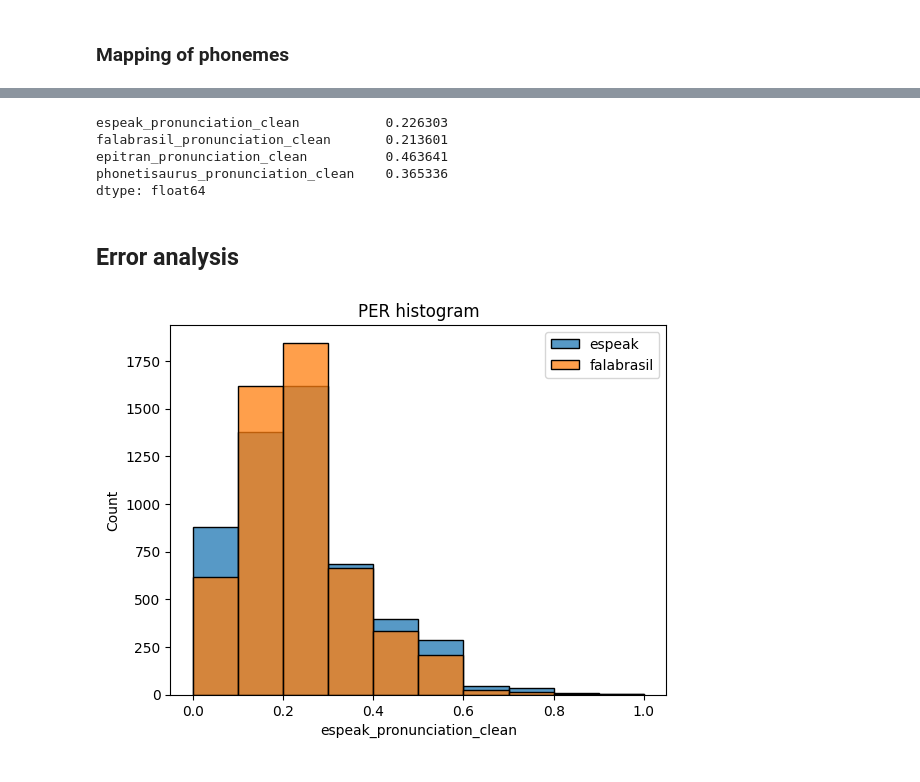
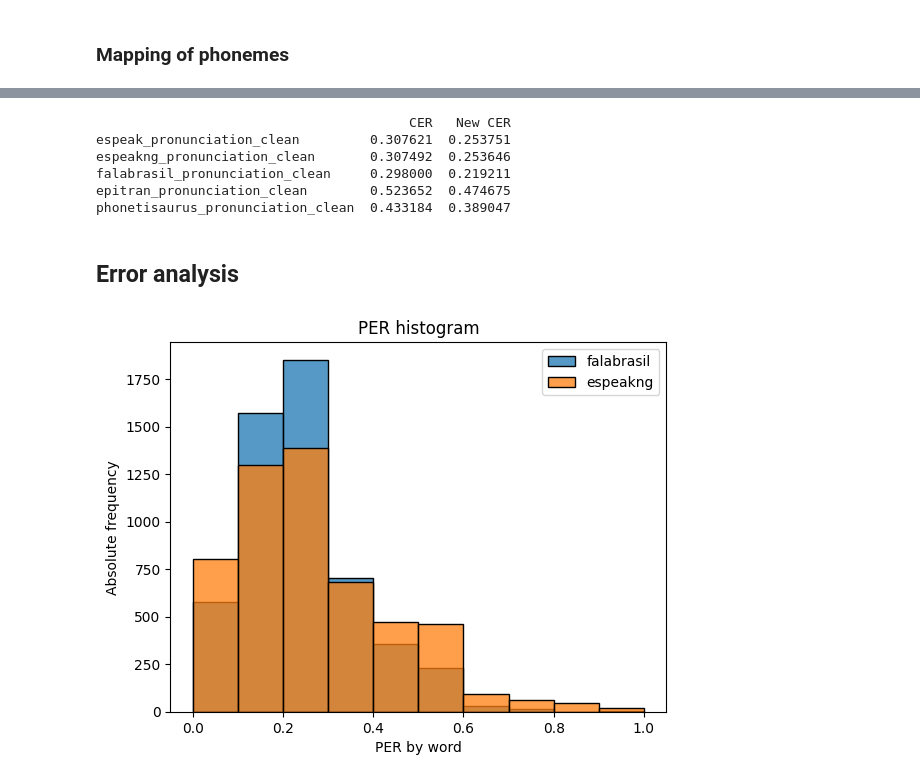
Before and after one commit to caiocrocha/Brazilian_Portuguese_Quick_APT, a Jupyter notebook: g2p-benchmark.ipynb, the cells around one changed output, grey strips where cells are left out. Cells and saved outputs as stored; diff of their text form; code cells hidden in the pictures.

Commit message:
Add espeak-ng and analysis of cer

```diff
--- a/g2p-benchmark.ipynb
+++ b/g2p-benchmark.ipynb
@@ -265,5 +319,6 @@ cols_with_ref = ['pronunciation_clean'] + cols
 df[cols_with_ref] = df[cols_with_ref].applymap(lambda v: PString(v))
 # %%
 cer_s = pd.Series(get_cer_df(df, 'pronunciation_clean', cols))
+cer_s.name = 'CER'
 print(cer_s)
 # %% [output]
@@ -335,23 +393,24 @@ def simplify(c):
         'ɨ': 'i',
         'ə̃': 'ã',
         'ɐ̃': 'ã',
-        'ɛ̃': 'ẽ',
-        'ɔ̃': 'õ',
+        'ɛ̃': 'ẽ',
+        'ɔ̃': 'õ',
         'x': 'χ',
         'g': 'ɡ',
         'æ': 'a',
         'ʁ': 'χ',
-        'ã': 'ã',
         'ʀ': 'χ',
-        'õ': 'õ',
-        'ĩ': 'ĩ',
         'ɡʷ': 'ɡ',
         'kʷ': 'k',
         'ẃ': 'w',
         'lʲ': 'ʎ',
-        'y': 'ʎ',
+        'y': 'i',
         'ỹ': 'ɲ',
         'ɫ': 'w',
+        'ẽ': 'ẽ',
+        'ĩ': 'ĩ',
+        'õ': 'õ',
+        'ũ': 'ũ',
     }
     try:
         return d[c]
@@ -370,12 +429,15 @@ df[cols_with_ref].head()
 # %%
 new_cer_s = pd.Series(get_cer_df(df, 'pronunciation_clean', cols))
+new_cer_s.name = 'New CER'
+new_cer_s = pd.concat([cer_s, new_cer_s], axis=1)
 print(new_cer_s)
 # %% [output]
-espeak_pronunciation_clean           0.226303
-falabrasil_pronunciation_clean       0.213601
-epitran_pronunciation_clean          0.463641
-phonetisaurus_pronunciation_clean    0.365336
-dtype: float64
+                                        CER   New CER
+espeak_pronunciation_clean         0.307621  0.253751
+espeakng_pronunciation_clean       0.307492  0.253646
+falabrasil_pronunciation_clean     0.298000  0.219211
+epitran_pronunciation_clean        0.523652  0.474675
+phonetisaurus_pronunciation_clean  0.433184  0.389047
 # %% [markdown]
 ## Error analysis
 # %%
@@ -383,17 +445,23 @@ df_cer = df.apply(lambda row: [cer(row['pronunciation_clean'], row[col]) \
                                    for col in cols
                                   ],
                       axis=1, result_type='expand')
-df_cer.columns = cols
+df_cer.columns = [f"{col}_cer" for col in cols]
 # %%
 import seaborn as sns
 import matplotlib.pyplot as plt
 import numpy as np
 
-bins = np.arange(min(df_cer['falabrasil_pronunciation_clean']), max(df_cer['falabrasil_pronunciation_clean']) + 0.1, 0.1)
-sns.histplot(df_cer['espeak_pronunciation_clean'], label='espeak', bins=bins)
-sns.histplot(df_cer['falabrasil_pronunciation_clean'], label='falabrasil', bins=bins)
+bins = np.arange(min(df_cer['falabrasil_pronunciation_clean_cer']), max(df_cer['falabrasil_pronunciation_clean_cer']) + 0.1, 0.1)
+
+top = 2
+order = new_cer_s.sort_values(by='New CER').index
+for col in order[:top]:
+    sns.histplot(df_cer[f'{col}_cer'], label=col.split('_')[0], bins=bins)
+
 plt.title('PER histogram')
+plt.xlabel('PER by word')
+plt.ylabel('Absolute frequency')
 plt.legend()
 plt.show()
 # %% [output]
-[figure, old version]
+[figure, new version]
```
Also changed, not shown: parts of 19 cells of this notebook, 1 other file.
